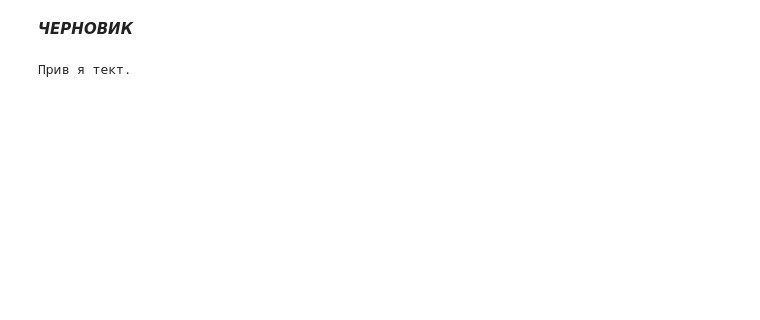
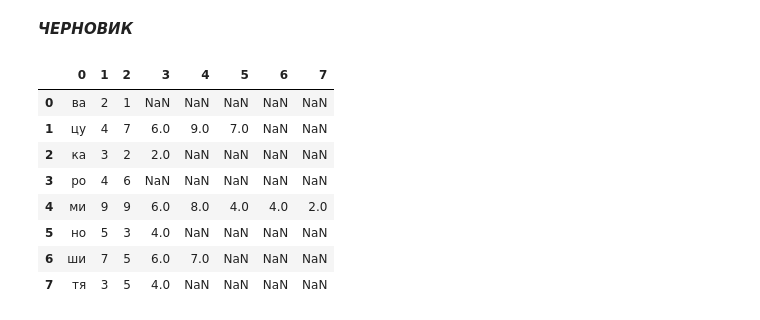
Before and after one commit to averkief/My_Date_Analytics, a Jupyter notebook: Popular_Russian_syllables.ipynb, the cells around one changed output. Cells and saved outputs as stored; diff of their text form; code cells hidden in the pictures; blank space fills up the shorter version.

```diff
--- a/Popular_Russian_syllables.ipynb
+++ b/Popular_Russian_syllables.ipynb
@@ -258,4 +204,16 @@ a = 'Прив я тект.'
-# %%
-print(a)
-# %% [output]
-Прив я тект.
+# %%
+listdf = [['ва', 2, 1], ['цу', 4, 7, 6, 9, 7], ['ка', 3, 2, 2], ['ро', 4, 6], ['ми', 9, 9, 6, 8, 4, 4, 2], ['но', 5, 3, 4], ['ши', 7, 5, 6, 7], ['тя', 3, 5, 4]]
+# %%
+dfli = pd.DataFrame(listdf)
+# %%
+dfli
+# %% [output]
+|  | 0 | 1 | 2 | 3 | 4 | 5 | 6 | 7 |
+| 0 | ва | 2 | 1 | NaN | NaN | NaN | NaN | NaN |
+| 1 | цу | 4 | 7 | 6.0 | 9.0 | 7.0 | NaN | NaN |
+| 2 | ка | 3 | 2 | 2.0 | NaN | NaN | NaN | NaN |
+| 3 | ро | 4 | 6 | NaN | NaN | NaN | NaN | NaN |
+| 4 | ми | 9 | 9 | 6.0 | 8.0 | 4.0 | 4.0 | 2.0 |
+| 5 | но | 5 | 3 | 4.0 | NaN | NaN | NaN | NaN |
+| 6 | ши | 7 | 5 | 6.0 | 7.0 | NaN | NaN | NaN |
+| 7 | тя | 3 | 5 | 4.0 | NaN | NaN | NaN | NaN |
```
Also changed, not shown: parts of 32 cells of this notebook.
